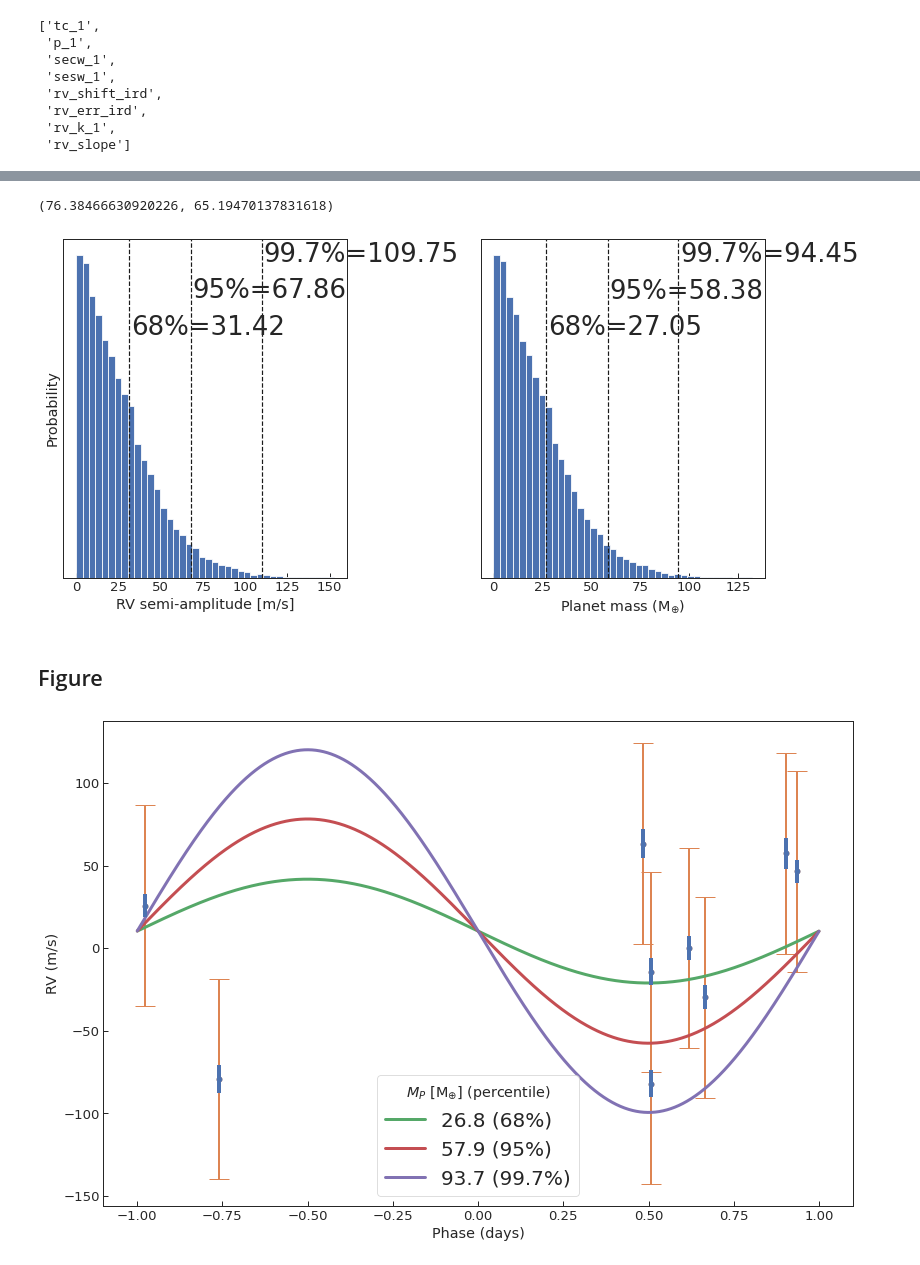
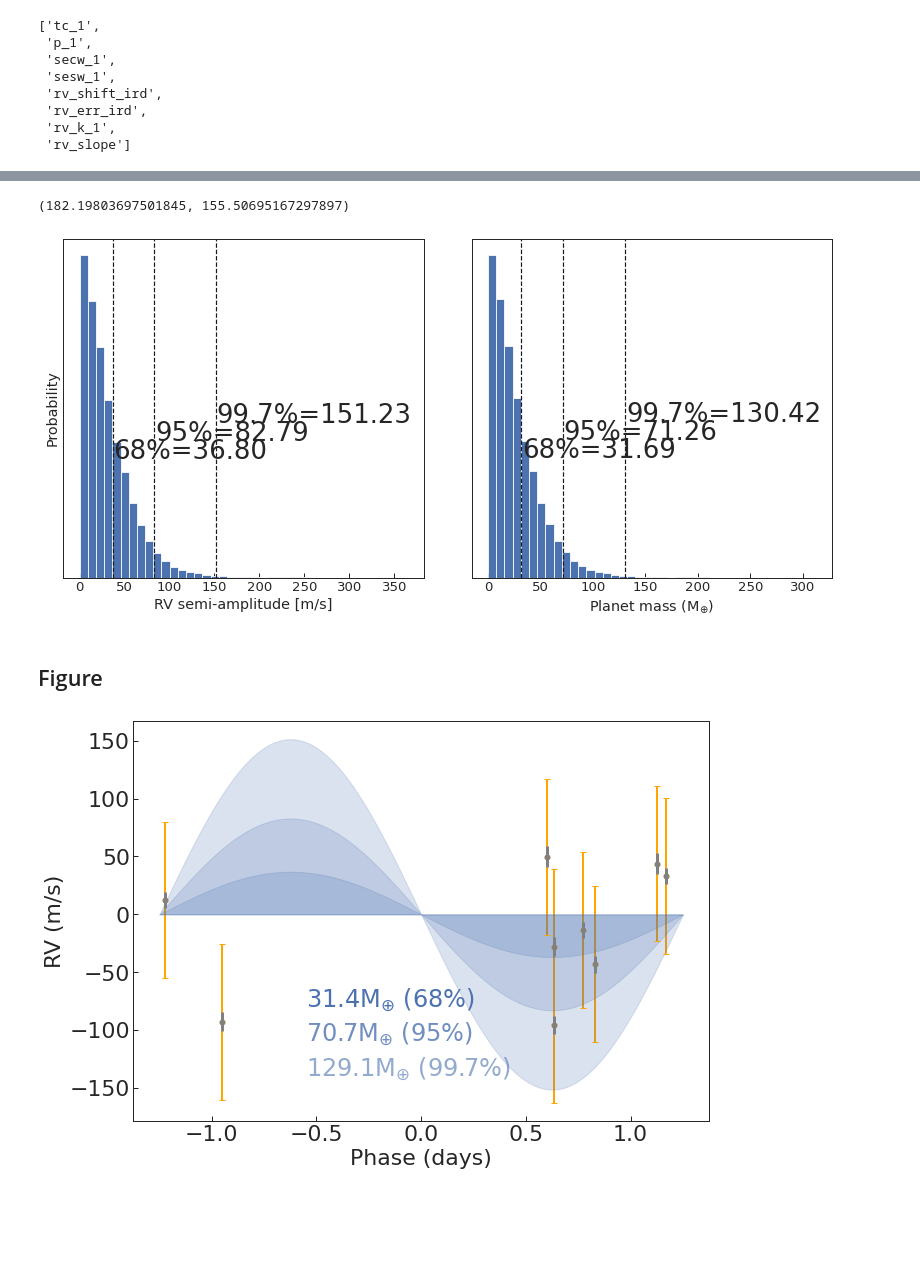
Before and after one commit to jpdeleon/toi1696, a Jupyter notebook: notebooks/RV_fit_mass_upper_limit_final.ipynb, the cells around one changed output, grey strips where cells are left out. Cells and saved outputs as stored; diff of their text form; code cells hidden in the pictures; blank space fills up the shorter version.

Commit message:
update rv phase

```diff
--- a/notebooks/RV_fit_mass_upper_limit_final.ipynb
+++ b/notebooks/RV_fit_mass_upper_limit_final.ipynb
@@ -20,10 +20,21 @@ tc = 2458816.697706, 0.0027523146
 import numpy as np
 import matplotlib.pyplot as pl
 
-def fold_index(time, period, tc=0, phase_offset=0.5):
-    phase = (((((time - tc) / period) + phase_offset) % 1) / phase_offset) - 1
+def fold_index(time, period, tc=0):
+    phase = []
+
+    for t in time:
+
+        ph = ((t-tc)%period)/period
+        if ph > 0.5:
+            ph = ph - 1.
+
+        phase.append(ph)
+
     idx = np.argsort(phase)
-    return phase[idx], idx
+    phase = np.sort(phase)
+
+    return phase*period, idx
 # %%
 import pandas as pd
 
@@ -194,7 +207,7 @@ lpf.set_prior('tc_1', 'NP', tc[0]+n*Porb[0], tc_err)
 lpf.set_prior('p_1', 'NP', *Porb)
 lpf.set_prior('rv_k_1', 'UP', 0.0, 500)        # main parameter of interest
 lpf.set_prior(f'rv_shift_{inst}', 'UP', -100, 100)   # unknown
-lpf.set_prior(f'rv_err_{inst}', 'UP', 0, 80)
+lpf.set_prior(f'rv_err_{inst}', 'UP', 0, 500)
 lpf.set_prior('rv_slope', 'NP', 0, 0.001)        # essentially fixed
 lpf.set_prior('secw_1', 'NP', 0, 0.001)         # essentially fixed, omega=ecc=0
 lpf.set_prior('sesw_1', 'NP', 0, 0.001)         # essentially fixed
@@ -421,7 +434,7 @@ Mstar = (0.255, 0.007)
 Kmax = (df2.rv_k_1.max()-df2.rv_k_1.min())/2
 Kmax, get_Mp_from_K(Porb[0], Mstar[0], Kmax, e=0, inc=np.pi/2).to(u.Mearth).value
 # %% [output]
-(76.38466630920226, 65.19470137831618)
+(182.19803697501845, 155.50695167297897)
 # %%
 K_samples = df2.rv_k_1.values
 N = len(K_samples)
@@ -458,36 +471,49 @@ for p,v in zip(pctls,vals):
 pl.setp(ax, xlabel='Planet mass (M$_{\oplus}$)', yticks=[]);
 fig.tight_layout()
 # %% [output]
-[figure, old version]
+[figure, new version]
 # %% [markdown]
 ## Figure
 # %%
-# pl.style.use('default')
-
-fig, ax = pl.subplots(figsize=(12,8))
+fig, ax = pl.subplots(figsize=(10,7))
 
 N = 5000
 dt = 0.5
 t = np.linspace(df.bjd.min(),df.bjd.max(), N)
 phase, idx = fold_index(t, Porb[0], tc=tc_new)
 phaseo, idxo = fold_index(df.bjd.values, Porb[0], tc=tc_new)
 
-ax.errorbar(phaseo, df.rv[idxo], df.rv_err[idxo], fmt='o', lw=4, zorder=3) #, label='orig err'
-ax.errorbar(phaseo, df.rv[idxo], rve, fmt='o', lw=2, zorder=1, capsize=10) #, label='w/ jitter'
+ax.errorbar(phaseo, df.rv[idxo]-k0, df.rv_err[idxo], fmt='o', lw=3, zorder=3, color='gray') #, label='orig err'
+ax.errorbar(phaseo, df.rv[idxo]-k0, rve, fmt='o', lw=2, zorder=1, capsize=3, color='orange') #, label='w/ jitter'
 
 pctls = [68,95,99.7]
 ks = np.percentile(df2.rv_k_1, pctls)
-for i,k in zip(pctls,ks):
+
+lb_offset=30
+n=0
+for i,k, al in zip(pctls,ks, [1, 0.8, 0.6]):
     Mp = get_Mp_from_K(Porb[0], Mstar[0], k, e=0, inc=np.pi/2).to(u.Mearth).value
-    rv = rv_model(t, t0, Porb[0], e, w, k, k0)
-    ax.plot(phase, rv[idx], '-', lw=3, label=f'{Mp:.1f} ({i}%)')
-pl.legend(title='$M_P$ [M$_{\oplus}$] (percentile)', markerscale=4, loc='lower center', fontsize=20)
-pl.setp(ax, xlabel='Phase (days)', ylabel='RV (m/s)',
+    rv = rv_model(t, t0, Porb[0], e, w, k, 0)
+    #ax.plot(phase, rv[idx], '-', lw=1, label=f'{Mp:.1f} ({i}%)', color='deepskyblue')
+    ax.fill_between(phase, 0, rv[idx], '-', lw=1, label=f'{Mp:.1f} ({i}%)', color='C0', alpha=0.2)
+    pl.text(-0.55, -80-n*lb_offset, f'{Mp:.1f}'+r'M$_{\oplus}$ '+f'({i}%)' , color='C0', alpha=al, fontsize=24)
+#pl.legend(title='$M_P$ [M$_{\oplus}$] (percentile)', markerscale=4, loc='lower center', fontsize=20)
+#pl.setp(ax, xlabel='Phase (days)', ylabel='RV (m/s)',
 #          xlim=(-Porb[0]/2, Porb[0]/2)
-        )
+#
+    n+=1
+
+#pl.text( -0.5, -100,'$M_P$ [M$_{\oplus}$] (percentile)', fontsize=18)
+
+ax.set_xlabel('Phase (days)',fontsize=22)
+ax.set_ylabel('RV (m/s)',fontsize=22)
+
+pl.setp(ax.get_xticklabels(), fontsize=22)
+pl.setp(ax.get_yticklabels(), fontsize=22)
+
 fig.tight_layout()
 # %% [output]
-[figure, old version]
+[figure, new version]
 # %%
 fp = f"../paper/figures/RV_comp_{band}.png"
 if use_tc_offset:
```
Also changed, not shown: parts of 19 cells of this notebook, 2 other files.
